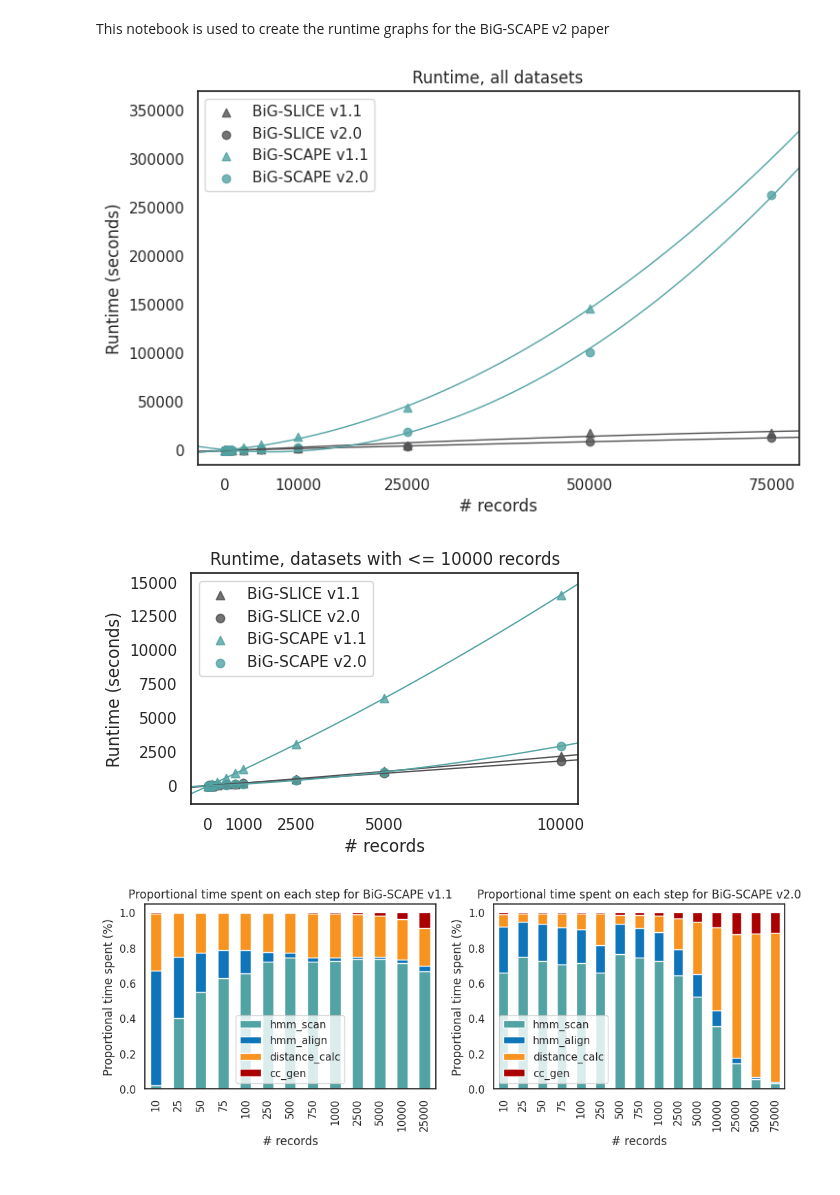
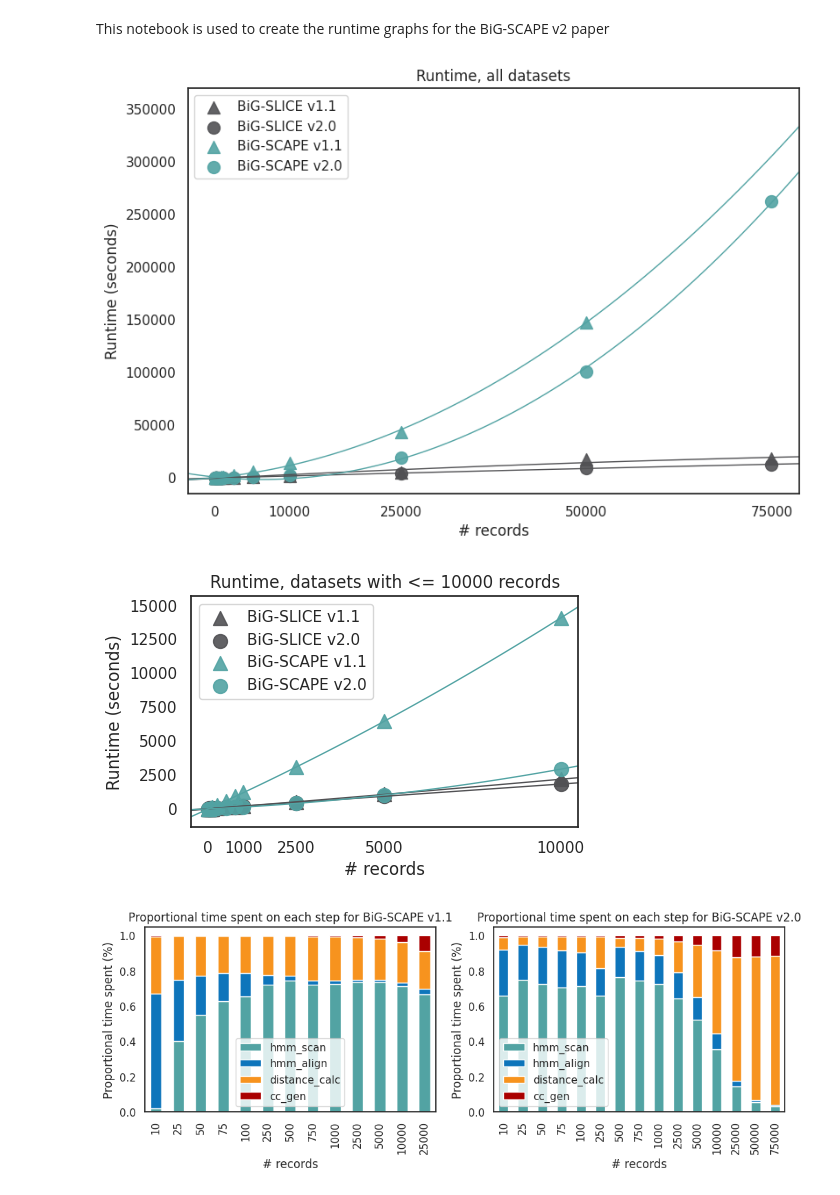
Before and after one commit to adraismawur/bigscape-v2-notebooks, a Jupyter notebook: runtimes.ipynb, the cells around one changed output. Cells and saved outputs as stored; diff of their text form; code cells hidden in the pictures.

```diff
--- a/runtimes.ipynb
+++ b/runtimes.ipynb
@@ -127,8 +127,11 @@ bigscape_v2_matrix_sum = bigscape_v2_matrix_avg.sum(axis=1)
 # divide each column by the sum
 bigscape_v1_avg_prop = bigscape_v1_matrix_avg.div(bigscape_v1_matrix_sum, axis=0)
 bigscape_v2_avg_prop = bigscape_v2_matrix_avg.div(bigscape_v2_matrix_sum, axis=0)
+# %%
+# common plot elements
+scatter_kws_default = {"alpha": 1.0, "s": 100, "alpha": 0.9}
 # %%
-fig, axes = plt.subplots(1, 1, figsize=(8, 5))
+fig, axes = plt.subplots(1, 1, figsize=(9, 6))
 
 ### total runtimes, all sizes
 
@@ -148,6 +151,7 @@ sns.regplot(
     truncate=False,
     order=2,
     line_kws={"linewidth": 1},
+    scatter_kws=scatter_kws_default,
     ci=None,
 )
 # bigslice v2
@@ -162,6 +166,7 @@ sns.regplot(
     truncate=False,
     order=2,
     line_kws={"linewidth": 1},
+    scatter_kws=scatter_kws_default,
     ci=None,
 )
 # bigscape v1
@@ -176,6 +181,7 @@ sns.regplot(
     truncate=False,
     order=2,
     line_kws={"linewidth": 1},
+    scatter_kws=scatter_kws_default,
     ci=None,
 )
 # bigscape v2
@@ -188,34 +194,35 @@ sns.regplot(
     marker="o",
     color=COLORS["bigscape_blue"],
     truncate=False,
     order=2,
     line_kws={"linewidth": 1},
+    scatter_kws=scatter_kws_default,
     ci=None,
 )
 
 # title
 axes.set_title("Runtime, all datasets")
 
 # x axis options
 axes.set_xlabel("# records")
 axes.set_xticks([0, 10000, 25000, 50000, 75000])
 
 # y axis options
 axes.set_ylabel("Runtime (seconds)")
 
 # legend
 axes.legend(loc="upper left")
 
 
 # axes[0, 0].set_xlim(0, 75000)
 axes.set_ylim(-15000, 370000)
 
 ## b) total runtimes for sample sizes <= 10000
 # generate plot
 
 fig.savefig("bigscape_runtimes_totals_full.svg")
 # %% [output]
-[figure, old version]
+[figure, new version]
 # %%
 fig, axes = plt.subplots(1, 1, figsize=(5, 3))
 
@@ -235,6 +242,7 @@ sns.regplot(
     truncate=False,
     order=2,
     line_kws={"linewidth": 1},
+    scatter_kws=scatter_kws_default,
     ci=None,
 )
 # bigslice v2
@@ -249,6 +257,7 @@ sns.regplot(
     truncate=False,
     order=2,
     line_kws={"linewidth": 1},
+    scatter_kws=scatter_kws_default,
     ci=None,
 )
 # bigscape v1
@@ -263,6 +272,7 @@ sns.regplot(
     truncate=False,
     order=2,
     line_kws={"linewidth": 1},
+    scatter_kws=scatter_kws_default,
     ci=None,
 )
 # bigscape v2
@@ -277,6 +287,7 @@ sns.regplot(
     truncate=False,
     order=2,
     line_kws={"linewidth": 1},
+    scatter_kws=scatter_kws_default,
     ci=None,
 )
 
@@ -295,7 +306,7 @@ axes.legend(loc="upper left")
 
 fig.savefig("bigscape_runtimes_totals_sub_10000.svg", pad_inches=0.5, bbox_inches="tight")
 # %% [output]
-[figure, old version]
+[figure, new version]
 # %%
 
 ### runtime proportional time spent
```
